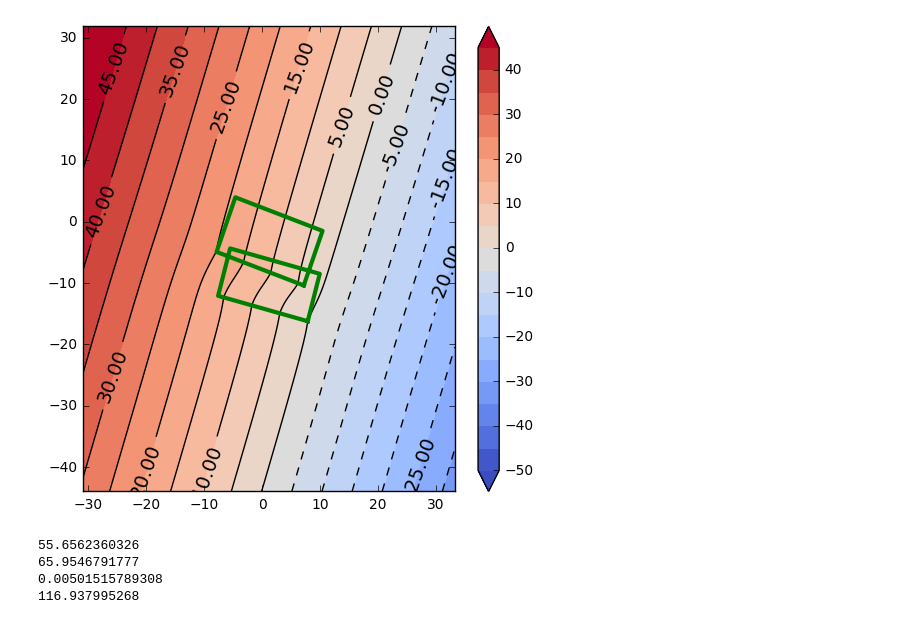
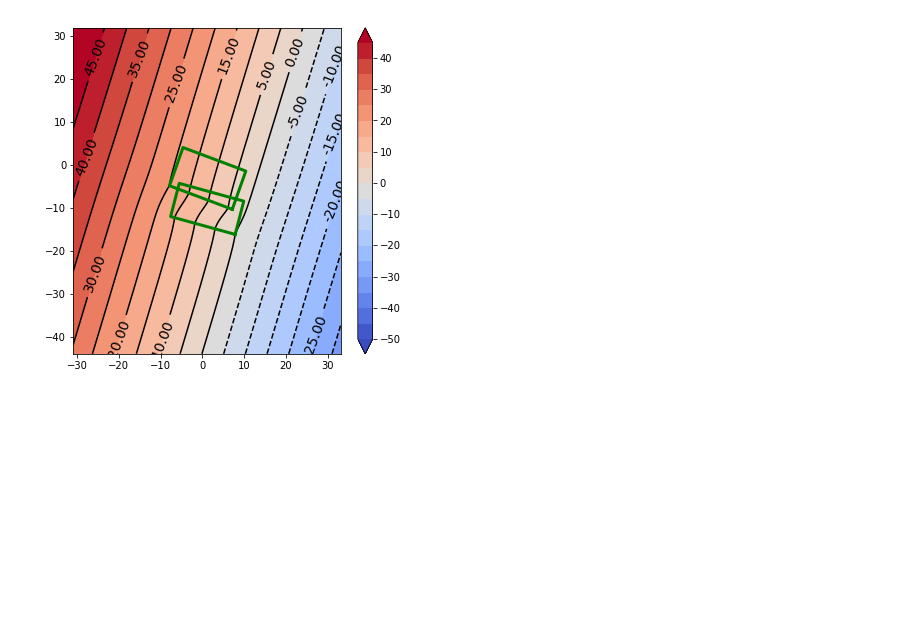
Before and after one commit to usgs/shakemap, a Jupyter notebook: notebooks/Check GC2 coordinate calculation.ipynb, the cells around one changed output. Saved outputs shown, nothing was run; the diff lists cells and outputs as text; code cells hidden in the pictures; blank space fills up the shorter version.

```diff
--- a/notebooks/Check GC2 coordinate calculation.ipynb
+++ b/notebooks/Check GC2 coordinate calculation.ipynb
@@ -122,13 +123,14 @@ lon1,lat1 = proj(x1, y1, reverse = True)
 lon2,lat2 = proj(x2, y2, reverse = True)
 lon3,lat3 = proj(x3, y3, reverse = True)
 
+# Make an Origin object; most of the 'event' values don't matter
+event = {'lat': 0,  'lon': 0, 'depth':0, 'mag': 6.61,
+         'id':'', 'locstring':'', 'type':'ALL', 'eventsourcecode': ''}
+origin = Origin(event)
 rup = QuadRupture.fromVertices(
     lon0, lat0, z0, lon1, lat1, z1, lon2, lat2, z2, lon3, lat3, z3,
+    origin,
     group_index = [0, 1])
-# Make an Origin object; most of the 'event' values don't matter
-event = {'lat': 0,  'lon': 0, 'depth':0, 'mag': 6.61,
-         'id':'', 'locstring':'', 'type':'ALL'}
-origin = Origin(event)
 # %%
 # Grid of sites
 buf = 0.25
@@ -141,4 +143,4 @@ rupx,rupy = proj(rup.lons, rup.lats)
 # %%
 # Calculate U and T
 dtypes = ['U', 'T']
-dists = get_distance(dtypes, lats, lons, dep, origin, rup)
+dists = get_distance(dtypes, lats, lons, dep, rup)
@@ -163,18 +162,18 @@ cbar = plt.colorbar(CS)
 # %%
 # Figure 6D
 fig = plt.figure(figsize=(6,6))
 CS = plt.contourf(x, y, dists['U'],
                   cmap = plt.cm.coolwarm,
                   levels = np.arange(-50, 50, 5),
                   extend = "both")
-CS2 = plt.contour(CS, hold = 'on', colors = 'k')
+CS2 = plt.contour(CS, colors = 'k')
 plt.clabel(CS2, fmt='%2.2f', colors='k', fontsize=14)
 plt.plot(rupx, rupy, color = 'g', linewidth = 3)
 plt.xlim([np.min(x), np.max(x)])
 plt.ylim([np.min(y), np.max(y)])
 cbar = plt.colorbar(CS)
 # %% [output]
-[figure, old version]
+[figure, new version]
 # %%
 # El Mayor-Cucapah
 # approximate offsets... so this figure isn't going to be exact.
@@ -227,12 +227,7 @@ rupx,rupy = proj(rup.lons, rup.lats)
 # %%
 # Calculate U and T
 dtypes = ['U', 'T']
-dists = get_distance(dtypes, lats, lons, dep, origin, rup)
+dists = get_distance(dtypes, lats, lons, dep, rup)
-# %% [output]
-55.6562360326
-65.9546791777
-0.00501515789308
-116.937995268
 # %%
 # Figure 8A
 fig = plt.figure(figsize=(6,6))
```
Also changed, not shown: parts of 14 cells of this notebook, 2 other files.
